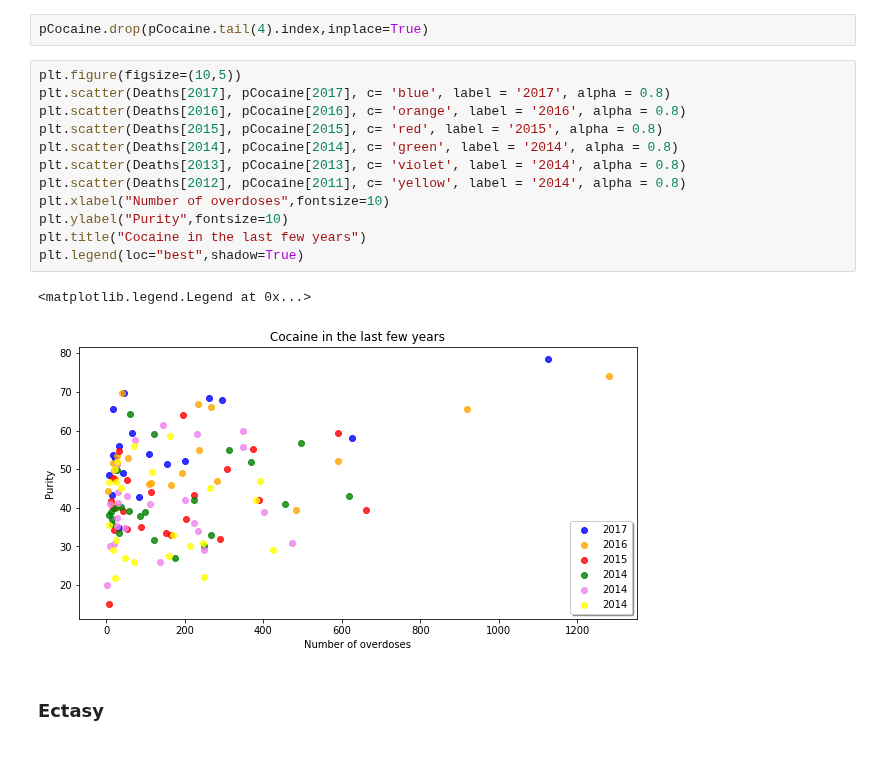
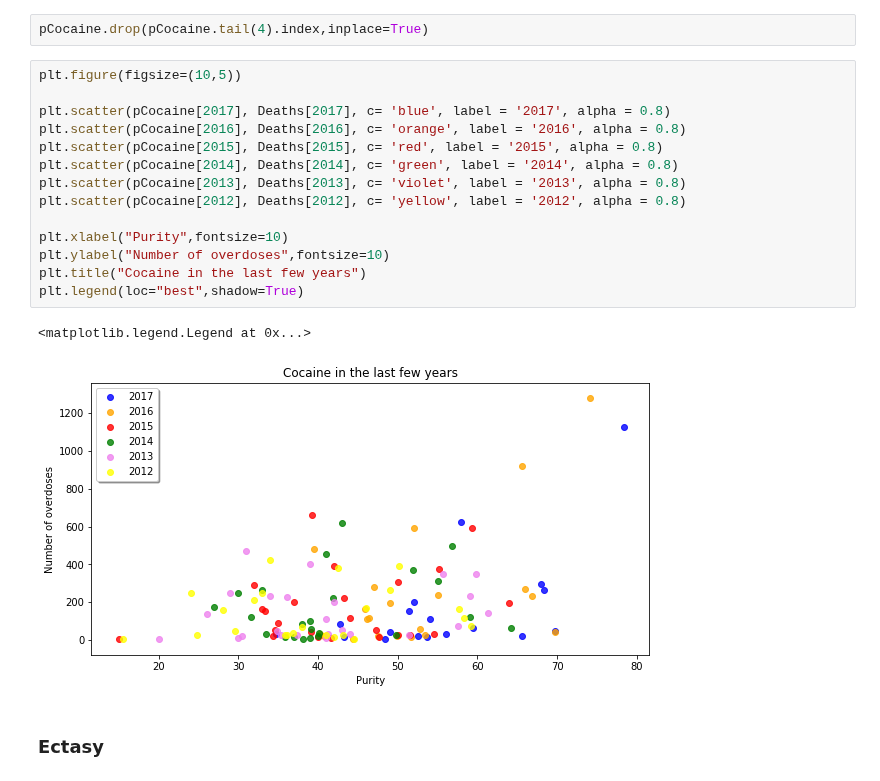
Before and after one commit to danilo1214/PR20ddpdjphv, a Jupyter notebook: Jovan Purity and Deaths.ipynb, the cells around one changed output. Cells and saved outputs as stored; diff of their text form.

```diff
--- a/Jovan Purity and Deaths.ipynb
+++ b/Jovan Purity and Deaths.ipynb
@@ -116,19 +122,21 @@ purityCocaine.plot(x='Year',y='Deaths', ax = axes[1], color='orange').locator_pa
 pCocaine.drop(pCocaine.tail(4).index,inplace=True)
 # %%
 plt.figure(figsize=(10,5))
-plt.scatter(Deaths[2017], pCocaine[2017], c= 'blue', label = '2017', alpha = 0.8)
-plt.scatter(Deaths[2016], pCocaine[2016], c= 'orange', label = '2016', alpha = 0.8)
-plt.scatter(Deaths[2015], pCocaine[2015], c= 'red', label = '2015', alpha = 0.8)
-plt.scatter(Deaths[2014], pCocaine[2014], c= 'green', label = '2014', alpha = 0.8)
-plt.scatter(Deaths[2013], pCocaine[2013], c= 'violet', label = '2014', alpha = 0.8)
-plt.scatter(Deaths[2012], pCocaine[2011], c= 'yellow', label = '2014', alpha = 0.8)
-plt.xlabel("Number of overdoses",fontsize=10)
-plt.ylabel("Purity",fontsize=10)
+
+plt.scatter(pCocaine[2017], Deaths[2017], c= 'blue', label = '2017', alpha = 0.8)
+plt.scatter(pCocaine[2016], Deaths[2016], c= 'orange', label = '2016', alpha = 0.8)
+plt.scatter(pCocaine[2015], Deaths[2015], c= 'red', label = '2015', alpha = 0.8)
+plt.scatter(pCocaine[2014], Deaths[2014], c= 'green', label = '2014', alpha = 0.8)
+plt.scatter(pCocaine[2013], Deaths[2013], c= 'violet', label = '2013', alpha = 0.8)
+plt.scatter(pCocaine[2012], Deaths[2012], c= 'yellow', label = '2012', alpha = 0.8)
+
+plt.xlabel("Purity",fontsize=10)
+plt.ylabel("Number of overdoses",fontsize=10)
 plt.title("Cocaine in the last few years")
 plt.legend(loc="best",shadow=True)
 # %% [output]
 <matplotlib.legend.Legend at 0x...>
-[figure, old version]
+[figure, new version]
 # %% [markdown]
 ### Ectasy
 # %%
```
Also changed, not shown: parts of 8 cells of this notebook, 1 other file.
